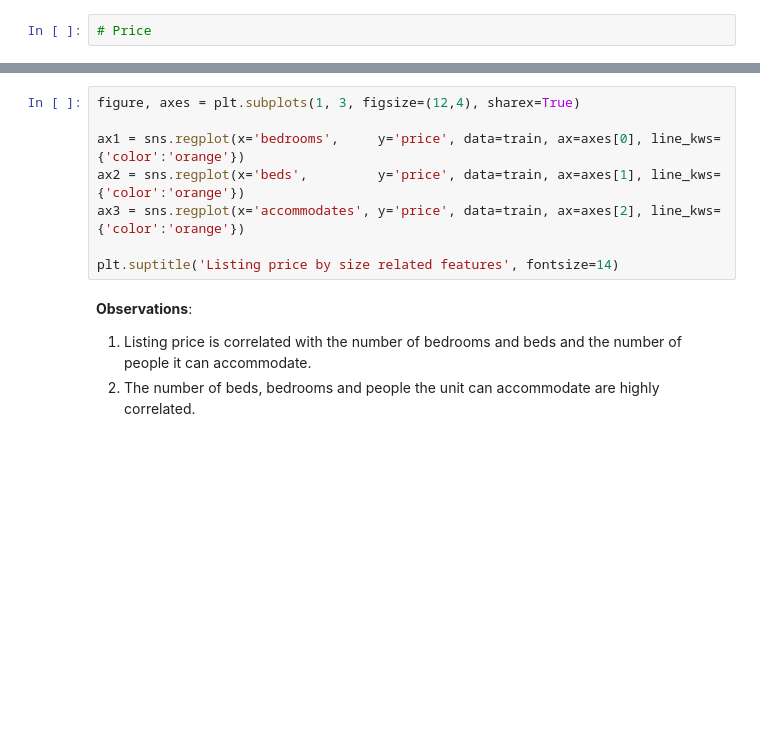
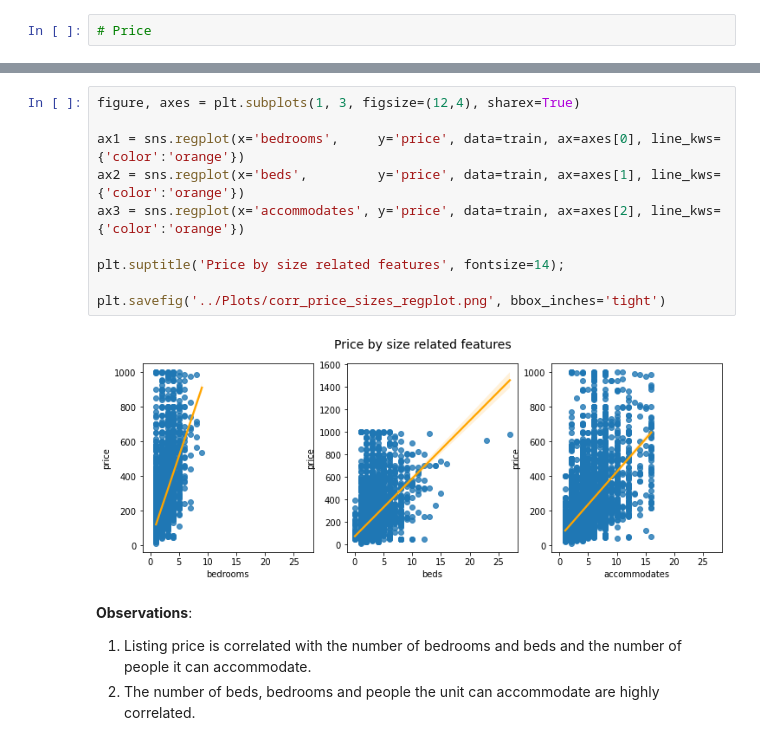
Before and after one commit to AnnieW2014/GA_Capstone, a Jupyter notebook: Code/Capstone_ListingData_Modeling_AW.ipynb, the cells around one changed output, grey strips where cells are left out. Cells and saved outputs as stored; diff of their text form; blank space fills up the shorter version.

```diff
--- a/Code/Capstone_ListingData_Modeling_AW.ipynb
+++ b/Code/Capstone_ListingData_Modeling_AW.ipynb
@@ -137,11 +168,15 @@ sns.heatmap(train[['accommodates','bedrooms','beds','bathrooms','bathroom_type',
 # %%
 figure, axes = plt.subplots(1, 3, figsize=(12,4), sharex=True)
 
 ax1 = sns.regplot(x='bedrooms',     y='price', data=train, ax=axes[0], line_kws={'color':'orange'})
 ax2 = sns.regplot(x='beds',         y='price', data=train, ax=axes[1], line_kws={'color':'orange'})
 ax3 = sns.regplot(x='accommodates', y='price', data=train, ax=axes[2], line_kws={'color':'orange'})
 
-plt.suptitle('Listing price by size related features', fontsize=14)
+plt.suptitle('Price by size related features', fontsize=14);
+
+plt.savefig('../Plots/corr_price_sizes_regplot.png', bbox_inches='tight')
+# %% [output]
+[figure, added]
 # %% [markdown]
 **Observations**:
 1. Listing price is correlated with the number of bedrooms and beds and the number of people it can accommodate.
```
Also changed, not shown: parts of 32 cells of this notebook.
